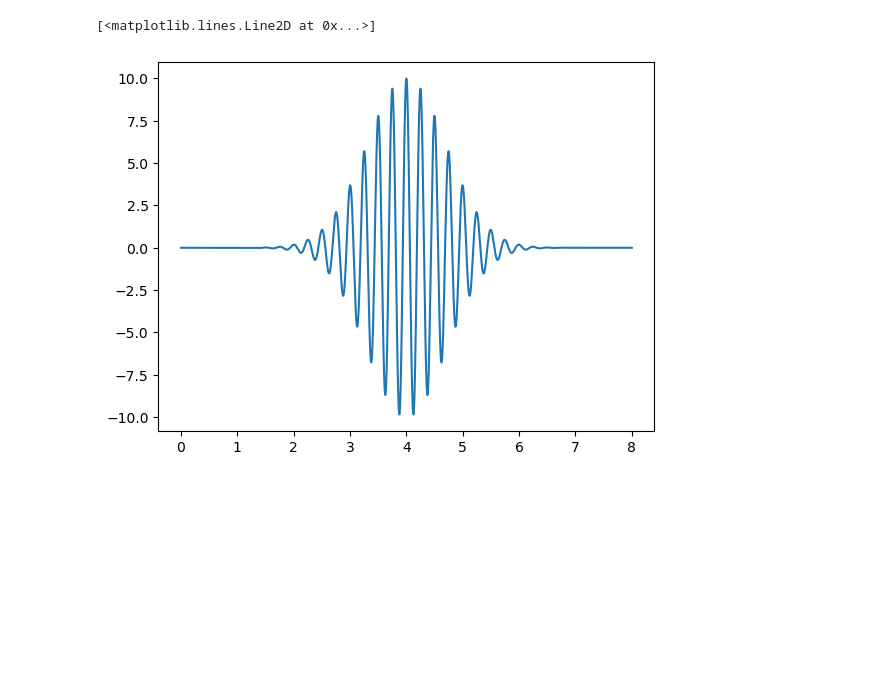
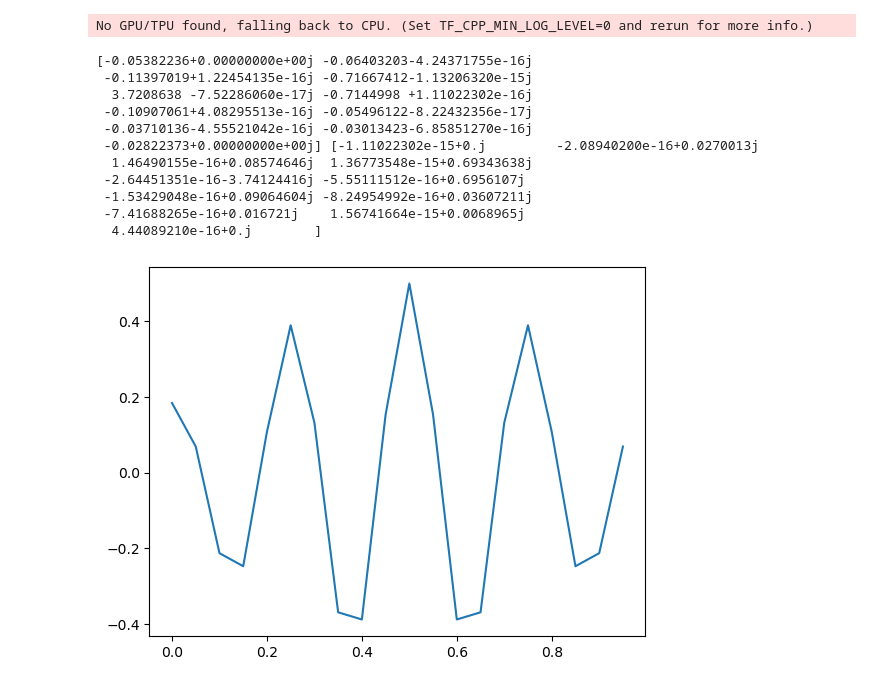
Before and after one commit to dominika-zieba/VI, a Jupyter notebook: sine_gaussian.ipynb, the cells around one changed output. Drawn from its saved outputs; the diff is of its cells as text; code cells hidden in the pictures; blank space fills up the shorter version.

```diff
--- a/sine_gaussian.ipynb
+++ b/sine_gaussian.ipynb
@@ -23,32 +38,49 @@ L1 = Interferometer('L1','O3',f_min,T,Fs,t_start,27071994)
 detectors = [H1, L1]
 # %%
 t=H1.times #time array for the time domain signal
-A=10
-t0=4
-f0=4
-tau=4./f0
+A=0.5
+t0=0.5
+f0=4.
+tau=2./f0
+ra=0.5
+dec=0.5
+psi=0.5
 # %%
 def simulate_fd_sine_gaussian_waveform(A, t0, f0, tau, times, fmin, df):   #without phase for now
 
     t = times
 
-    hpt = A * np.exp(-(t-t0)**2/tau**2)*np.cos(2*np.pi*f0*t) #time domain plus polarisation
-    hct = A * np.exp(-(t-t0)**2/tau**2)*np.sin(2*np.pi*f0*t) #time domain cross polarisation
+    hpt = A * jnp.exp(-(t-t0)**2/tau**2)*jnp.cos(2*jnp.pi*f0*t) #time domain plus polarisation
+    hct = A * jnp.exp(-(t-t0)**2/tau**2)*jnp.sin(2*jnp.pi*f0*t) #time domain cross polarisation
 
-    hp = np.fft.rfft(hpt) #frequency domain plus polarisation
-    hc = np.fft.rfft(hct) #frequency domain cross polarisation
+    hp = jnp.fft.rfft(hpt) #frequency domain plus polarisation
+    hc = jnp.fft.rfft(hct) #frequency domain cross polarisation
 
     #recreate frequency array
-    freqs= df * np.arange(len(hp))
-    start = int(fmin/df) #index of the first non-zero value of the fd signal (corresponding to f_min)
+    freqs= df * jnp.arange(len(hp))
+    #start = int(fmin/df) #index of the first non-zero value of the fd signal (corresponding to f_min)
 
-    return hp[start:], hc[start:], freqs[start:]
+    #return hp[start:], hc[start:], freqs[start:]
+    return hp, hc, freqs
+    #return hp, hc
 # %%
 #simulate signal
 hp, hc, freqs = simulate_fd_sine_gaussian_waveform(A,t0,f0,tau,t,0.,H1.df)
-hpt = np.fft.irfft(hp)
+hpt = jnp.fft.irfft(hp)
 pl.plot(t,hpt)
+print(hp,hc)
 # %% [output]
-[<matplotlib.lines.Line2D at 0x...>]
+No GPU/TPU found, falling back to CPU. (Set TF_CPP_MIN_LOG_LEVEL=0 and rerun for more info.)
+[-0.05382236+0.00000000e+00j -0.06403203-4.24371755e-16j
+ -0.11397019+1.22454135e-16j -0.71667412-1.13206320e-15j
+  3.7208638 -7.52286060e-17j -0.7144998 +1.11022302e-16j
+ -0.10907061+4.08295513e-16j -0.05496122-8.22432356e-17j
+ -0.03710136-4.55521042e-16j -0.03013423-6.85851270e-16j
+ -0.02822373+0.00000000e+00j] [-1.11022302e-15+0.j         -2.08940200e-16+0.0270013j
+  1.46490155e-16+0.08574646j  1.36773548e-15+0.69343638j
+ -2.64451351e-16-3.74124416j -5.55111512e-16+0.6956107j
+ -1.53429048e-16+0.09064604j -8.24954992e-16+0.03607211j
+ -7.41688265e-16+0.016721j    1.56741664e-15+0.0068965j
+  4.44089210e-16+0.j        ]
-[figure, old version]
+[figure, new version]
 # %%
```
Also changed, not shown: parts of 23 cells of this notebook, 1 other file.
